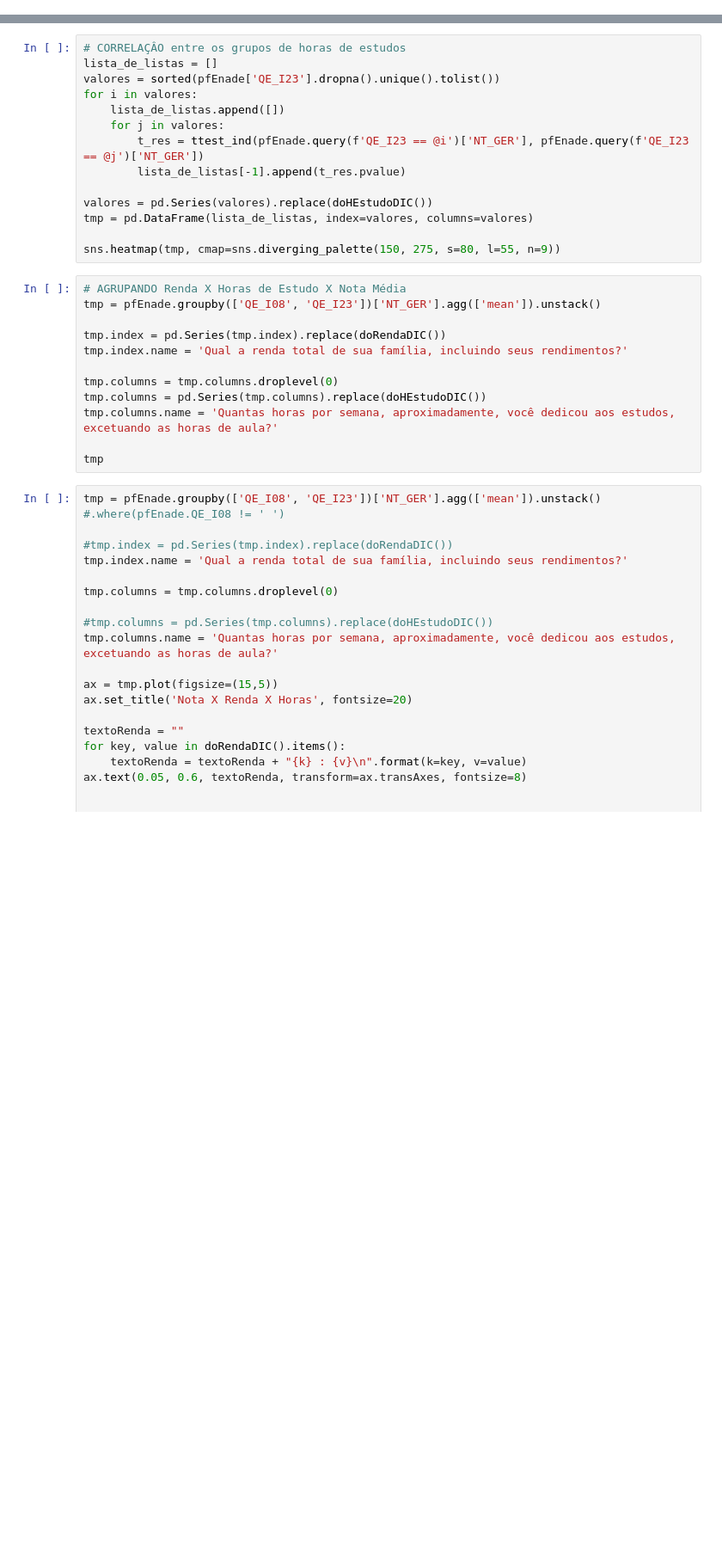
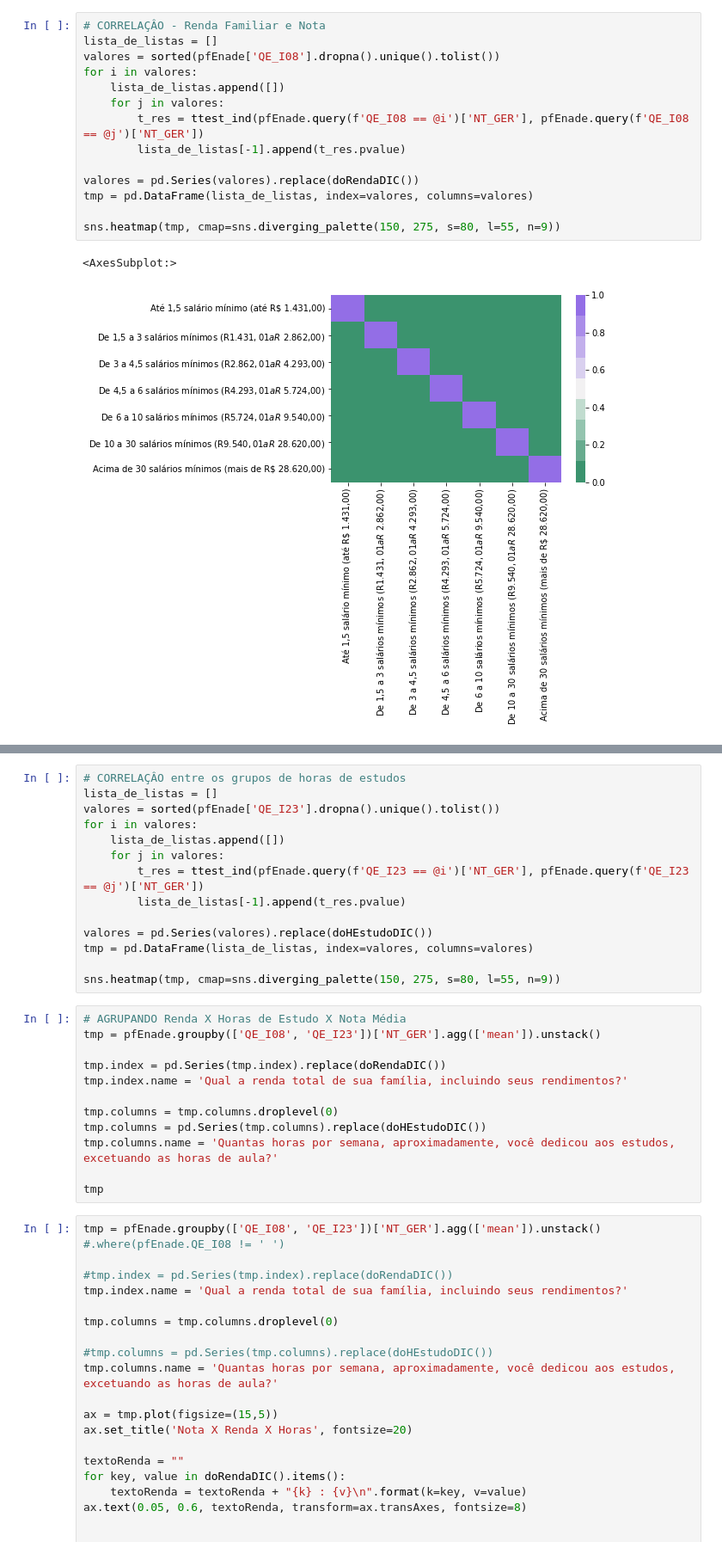
Before and after one commit to svponte/md, a Jupyter notebook: kg.ipynb, the cells around one changed output, grey strips where cells are left out. Shown: that part at 86% size. Drawn from its saved outputs; the diff is of its cells as text; blank space fills up the shorter version.

```diff
--- a/kg.ipynb
+++ b/kg.ipynb
@@ -66,3 +56,20 @@ tmp
+# %%
+# CORRELAÇÂO - Renda Familiar e Nota
+lista_de_listas = []
+valores = sorted(pfEnade['QE_I08'].dropna().unique().tolist())
+for i in valores:
+    lista_de_listas.append([])
+    for j in valores:
+        t_res = ttest_ind(pfEnade.query(f'QE_I08 == @i')['NT_GER'], pfEnade.query(f'QE_I08 == @j')['NT_GER'])
+        lista_de_listas[-1].append(t_res.pvalue)
+
+valores = pd.Series(valores).replace(doRendaDIC())
+tmp = pd.DataFrame(lista_de_listas, index=valores, columns=valores)
+
+sns.heatmap(tmp, cmap=sns.diverging_palette(150, 275, s=80, l=55, n=9))
+# %% [output]
+<AxesSubplot:>
+[figure, added]
 # %%
 # Horas de Estudo X Renda Familiar
 tmp = pfEnade.groupby('QE_I23')['NT_GER'].agg(['mean', 'std', 'count']).sort_index()
```
Also changed, not shown: parts of 9 cells of this notebook, 1 other file.
